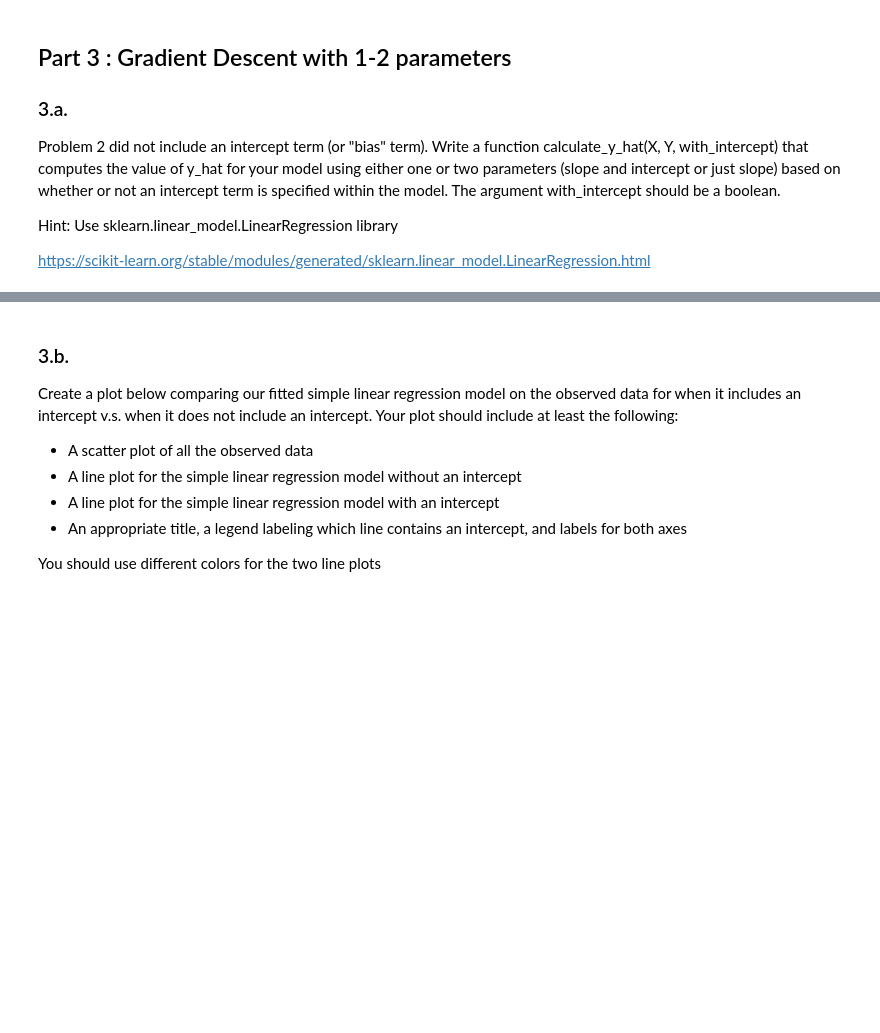
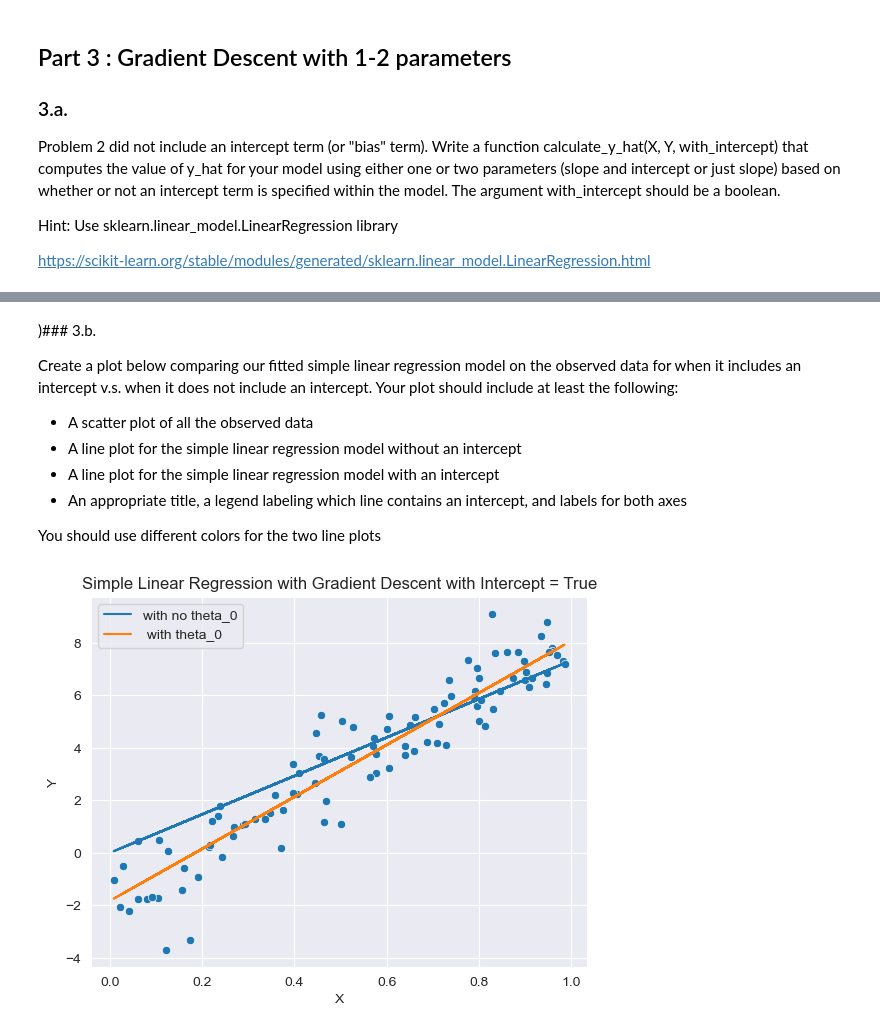
Before and after one commit to alvaroEspinozaMerida/CS_577_A3, a Jupyter notebook: Assignment3-3.ipynb, the cells around one changed output, grey strips where cells are left out. Cells and saved outputs as stored; diff of their text form; code cells hidden in the pictures; blank space fills up the shorter version.

```diff
--- a/Assignment3-3.ipynb
+++ b/Assignment3-3.ipynb
@@ -235,0 +281,24 @@ https://scikit-learn.org/stable/modules/generated/sklearn.linear_model.LinearReg
+# %%
+epochs = 100
+theta = 0
+theta_0 = 0
+alpha = .1
+
+thetas = [(theta, theta_0)]
+epochs_loss = {}
+
+for i in range(epochs):
+    y_hat = calculate_y_hat(data["X"], data["Y"], theta, theta_0, with_intercept=True)
+
+    loss  = np.mean((y_hat - data["Y"]) ** 2)
+    epochs_loss[i] = loss
+    #theta update
+    theta = theta - alpha * np.mean(2 * (y_hat - data["Y"]) * data["X"])
+    theta_0 = theta_0 - alpha * np.mean(2 * (y_hat - data["Y"]))
+
+    thetas.append((theta, theta_0))
+
+    #no theta_0 update here
+best_theta2 = thetas[-1]
+print("Best theta, ", best_theta2)
+print("Final loss: ", epochs_loss[99])
@@ -236,5 +308,5 @@ https://scikit-learn.org/stable/modules/generated/sklearn.linear_model.LinearReg
 # %% [markdown]
-### 3.b.
+)### 3.b.
 
 Create a plot below comparing our fitted simple linear regression model on the observed data for when it includes an intercept v.s. when it does not include an intercept. Your plot should include at least the following:
 - A scatter plot of all the observed data
@@ -243,3 +315,16 @@ Create a plot below comparing our fitted simple linear regression model on the o
 - An appropriate title, a legend labeling which line contains an intercept, and labels for both axes
 
 You should use different colors for the two line plots
+# %%
+theta, theta_0 = best_theta2
+
+sns.scatterplot(data=data, x='X', y='Y')
+plt.plot(data['X'], best_theta1 * data['X'], label='with no theta_0')
+plt.plot(data['X'], theta * data['X'] + theta_0, label=' with theta_0')
+plt.legend()
+plt.title('Simple Linear Regression with Gradient Descent with Intercept = True')
+plt.xlabel('X')
+plt.ylabel('Y')
+plt.show()
+# %% [output]
+[figure, added]
```
Also changed, not shown: parts of 5 cells of this notebook.
